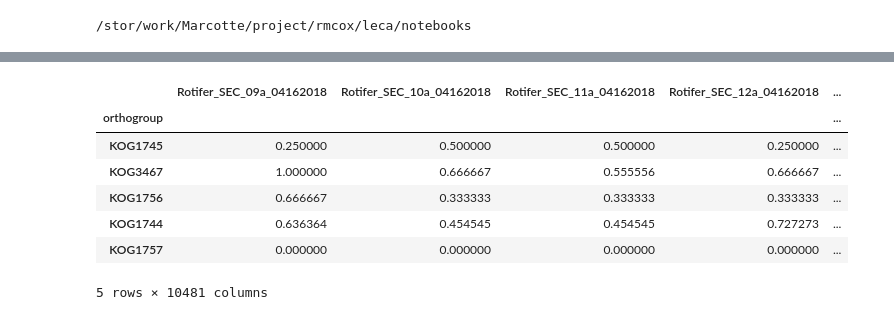
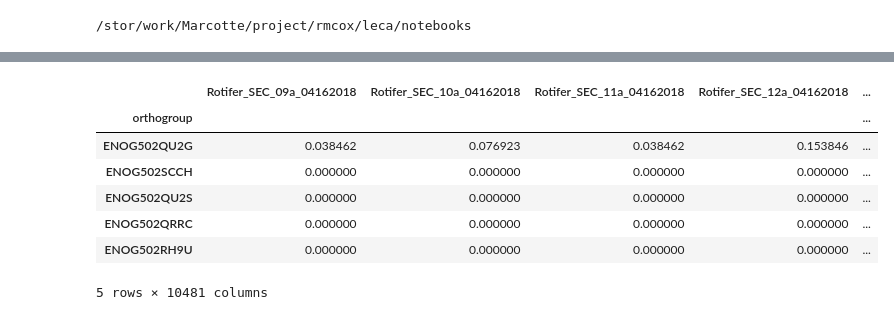
Before and after one commit to marcottelab/leca-proteomics, a Jupyter notebook: notebooks/plot_heatmap.ipynb, the cells around one changed output, grey strips where cells are left out. Cells and saved outputs as stored; diff of their text form; code cells hidden in the pictures.

```diff
--- a/notebooks/plot_heatmap.ipynb
+++ b/notebooks/plot_heatmap.ipynb
@@ -26,14 +74,15 @@ plt.show()
 # %%
-ifile = '../ppi_ml/results/elutions/leca.unique.150p.norm.elut.ordered.hclust.pkl'
-df = pd.read_pickle(ifile)
+ifile = 'leca.unique.filtdollo.150p.norm.ordered.clst.correlation.average.elut.pkl'
+path = '../ppi_ml/results/elutions/clustered/'
+df = pd.read_pickle(path+ifile)
 df.set_index('orthogroup', inplace=True)
 df.head()
 # %% [output]
 |  | Rotifer_SEC_09a_04162018 | Rotifer_SEC_10a_04162018 | Rotifer_SEC_11a_04162018 | Rotifer_SEC_12a_04162018 | ... |
 | orthogroup |  |  |  |  | ... |
-| KOG1745 | 0.250000 | 0.500000 | 0.500000 | 0.250000 | ... |
-| KOG3467 | 1.000000 | 0.666667 | 0.555556 | 0.666667 | ... |
-| KOG1756 | 0.666667 | 0.333333 | 0.333333 | 0.333333 | ... |
-| KOG1744 | 0.636364 | 0.454545 | 0.454545 | 0.727273 | ... |
-| KOG1757 | 0.000000 | 0.000000 | 0.000000 | 0.000000 | ... |
+| ENOG502QU2G | 0.038462 | 0.076923 | 0.038462 | 0.153846 | ... |
+| ENOG502SCCH | 0.000000 | 0.000000 | 0.000000 | 0.000000 | ... |
+| ENOG502QU2S | 0.000000 | 0.000000 | 0.000000 | 0.000000 | ... |
+| ENOG502QRRC | 0.000000 | 0.000000 | 0.000000 | 0.000000 | ... |
+| ENOG502RH9U | 0.000000 | 0.000000 | 0.000000 | 0.000000 | ... |
 5 rows × 10481 columns
```
Also changed, not shown: parts of 15 cells of this notebook, 2 other files.
